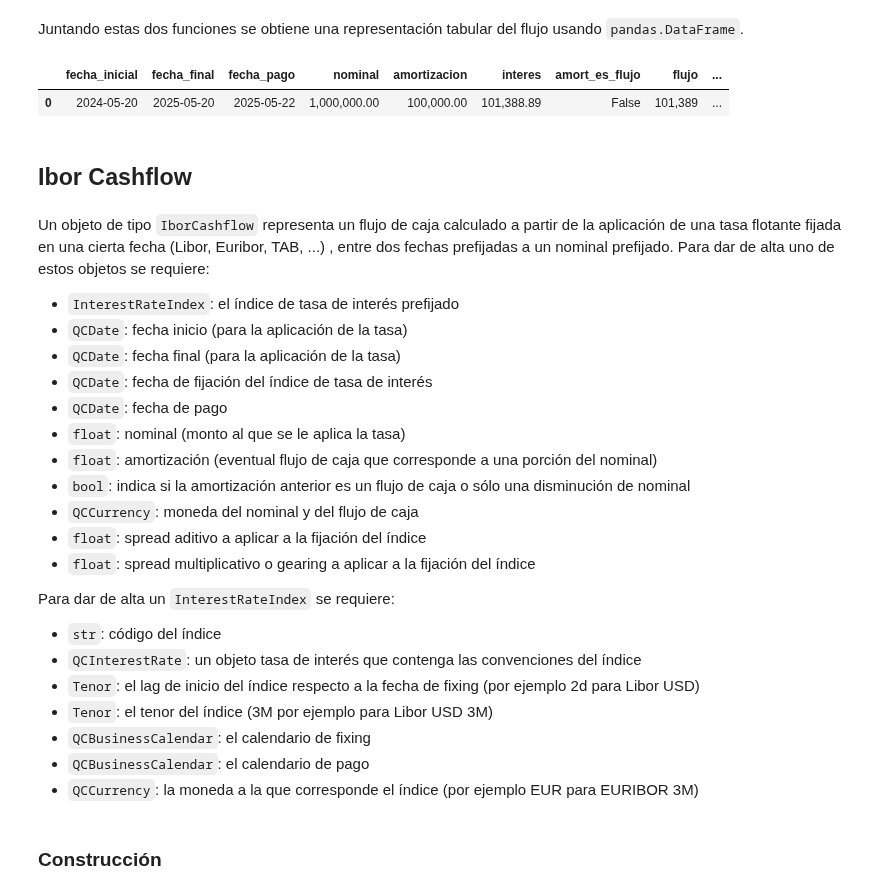
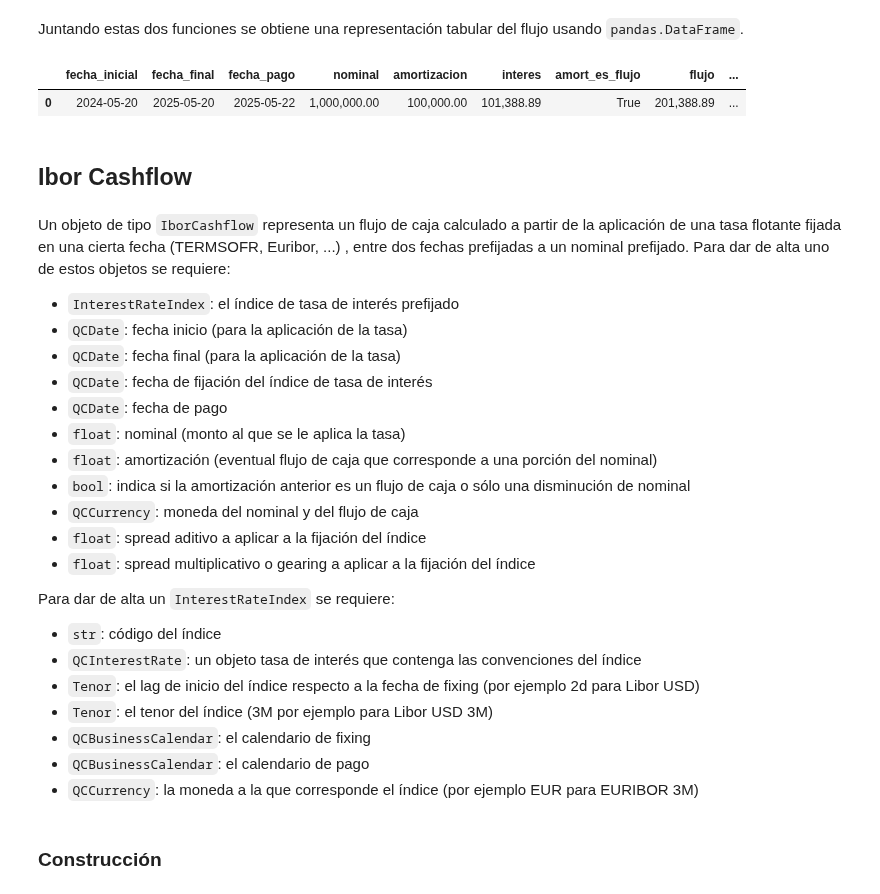
Before and after one commit to qcfinancial/qcfinancial-docs, a Jupyter notebook: 2_Cashflows.ipynb, the cells around one changed output. Drawn from its saved outputs; the diff is of its cells as text; code cells hidden in the pictures.

```diff
--- a/2_Cashflows.ipynb
+++ b/2_Cashflows.ipynb
@@ -117,3 +107,12 @@ fx_rate_value = 900.0
+# %%
+# calendario Santiago
+scl = aux.get_business_calendar("CL", range(2024, 2035))
+
+# dólar observado
+usdclp_obs = qcf.FXRateIndex(usdclp, "USDOBS", _1d, _1d, scl)
+
+# valor del índice
+fx_rate_value = 900.0
 # %% [markdown]
 Se da de alta el cashflow.
 # %%
@@ -434,7 +448,7 @@ fixed_rate_mccy_cashflow = qcf.FixedRateMultiCurrencyCashflow(
     fecha_pago,
     nominal,
     amort,
-    False,
+    amort_is_cashflow,
     tasa,
     usd,
     fecha_fijacion,
@@ -539,24 +554,27 @@ display(HTML("<style>.jp-OutputArea-output {display:flex}</style>"))
 # %% [markdown]
 Juntando estas dos funciones se obtiene una representación tabular del flujo usando `pandas.DataFrame`.
 # %%
-df = pd.DataFrame([qcf.show(fixed_rate_mccy_cashflow)], columns=qcf.get_column_names(fixed_rate_mccy_cashflow.get_type()))
+df = pd.DataFrame(
+    [qcf.show(fixed_rate_mccy_cashflow)],
+    columns=qcf.get_column_names(fixed_rate_mccy_cashflow.get_type())
+)
 df.style.format({
     'nominal':'{:,.2f}',
     'amortizacion':'{:,.2f}',
     'amortizacion_moneda_pago':'{:,.0f}',
     'interes':'{:,.2f}',
     'interes_moneda_pago':'{:,.0f}',
-    'flujo':'{:,.0f}',
+    'flujo':'{:,.2f}',
     'valor_tasa':'{:.2%}',
     'valor_indice_fx':'{:.2f}'
 })
 # %% [output]
 |  | fecha_inicial | fecha_final | fecha_pago | nominal | amortizacion | interes | amort_es_flujo | flujo | ... |
-| 0 | 2024-05-20 | 2025-05-20 | 2025-05-22 | 1,000,000.00 | 100,000.00 | 101,388.89 | False | 101,389 | ... |
+| 0 | 2024-05-20 | 2025-05-20 | 2025-05-22 | 1,000,000.00 | 100,000.00 | 101,388.89 | True | 201,388.89 | ... |
 # %% [markdown]
 ## Ibor Cashflow
 # %% [markdown]
-Un objeto de tipo `IborCashflow` representa un flujo de caja calculado a partir de la aplicación de una tasa flotante fijada en una cierta fecha (Libor, Euribor, TAB, ...) , entre dos fechas prefijadas a un nominal prefijado. Para dar de alta uno de estos objetos se requiere:
+Un objeto de tipo `IborCashflow` representa un flujo de caja calculado a partir de la aplicación de una tasa flotante fijada en una cierta fecha (TERMSOFR, Euribor, ...) , entre dos fechas prefijadas a un nominal prefijado. Para dar de alta uno de estos objetos se requiere:
 
 - `InterestRateIndex`: el índice de tasa de interés prefijado
 - `QCDate`: fecha inicio (para la aplicación de la tasa)
```
Also changed, not shown: parts of 127 cells of this notebook, 2 other files.
